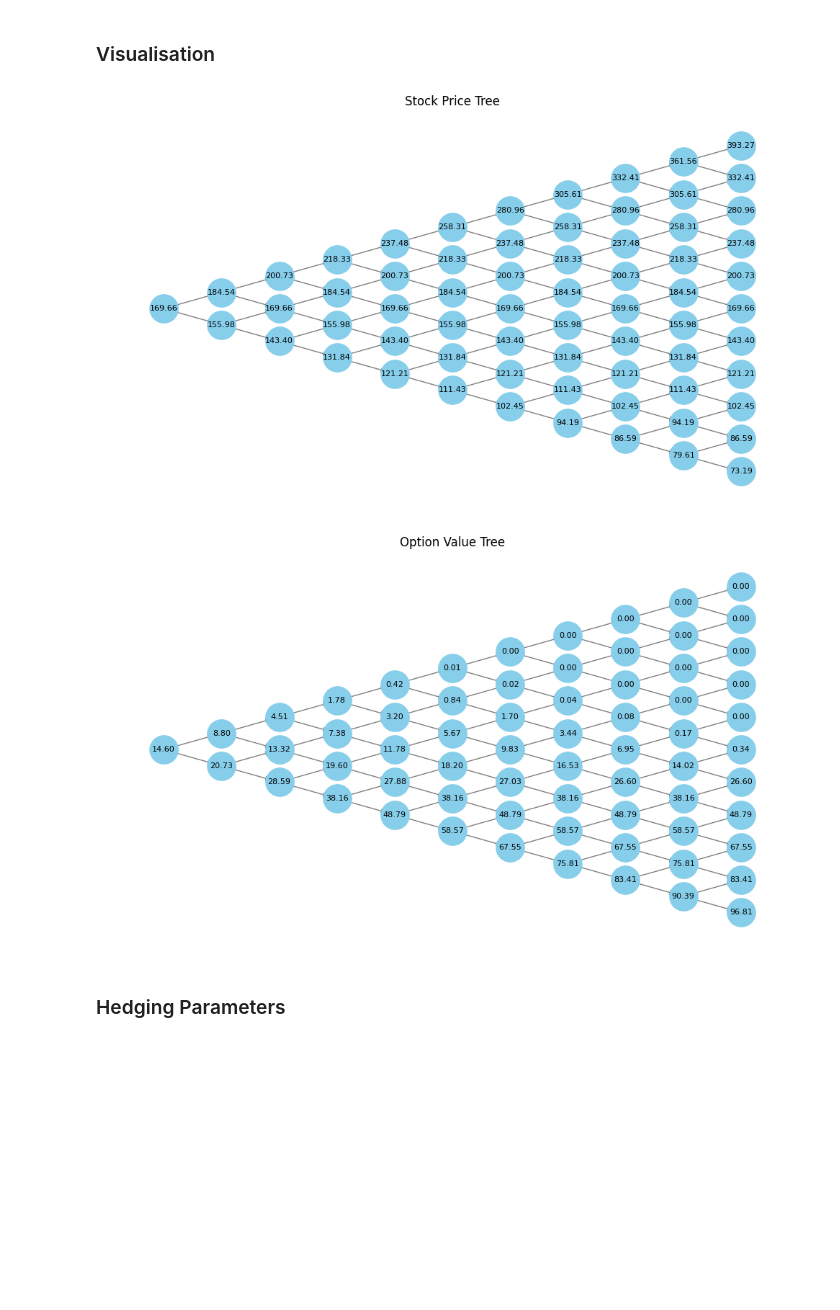
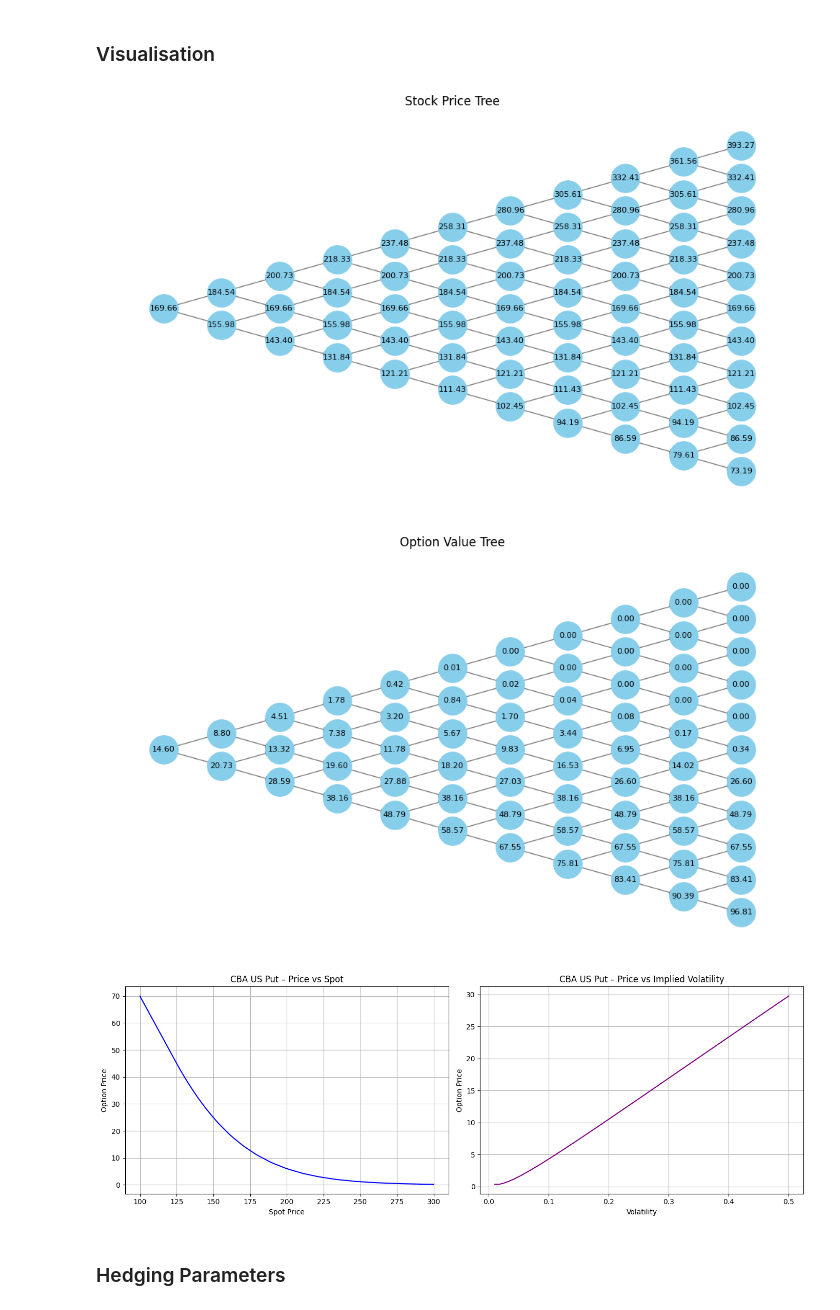
Before and after one commit to s4749543/Project3, a Jupyter notebook: trading_desk_analysis.ipynb, the cells around one changed output. Cells and saved outputs as stored; diff of their text form; code cells hidden in the pictures; blank space fills up the shorter version.

```diff
--- a/trading_desk_analysis.ipynb
+++ b/trading_desk_analysis.ipynb
@@ -220,21 +225,26 @@ Option Price: 28.635570575164554
 # %%
 import tree_visualiser
 importlib.reload(tree_visualiser)
 from tree_visualiser import get_stock_and_option_trees, plot_binomial_tree_networkx
 spot = spot_cba
 strike = strike_cba
 expiry = expiry_cba
 rate = rate_cba
 vol = vol_cba
 steps = 10
 
 stock_tree, option_tree = get_stock_and_option_trees(spot, strike, expiry, rate, vol, steps)
 
 plot_binomial_tree_networkx(stock_tree, title="Stock Price Tree")
 plot_binomial_tree_networkx(option_tree, title="Option Value Tree")
+
+
+
+plot_spot_vol_sensitivity(option_class=AmericanPutOption, label = "CBA US Put", base_spot=spot_cba, base_vol=vol_cba, spot_range=(100,300,200), vol_range=(0.01,0.5,200), ticker=ticker_cba, strike=strike_cba, expiry=expiry_cba, rate=rate_cba, option_type="put")
 # %% [output]
 [figure]
 [figure]
+[figure, added]
 # %% [markdown]
 ### Hedging Parameters
 # %%
```
Also changed, not shown: parts of 18 cells of this notebook, 1 other file.
